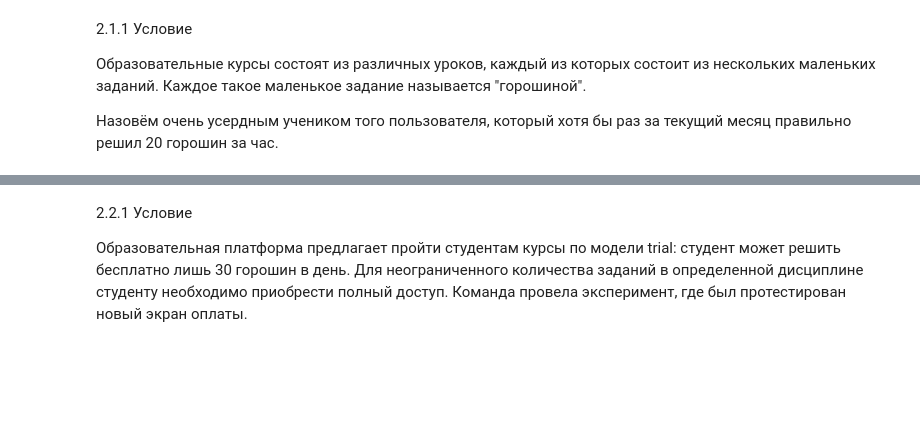
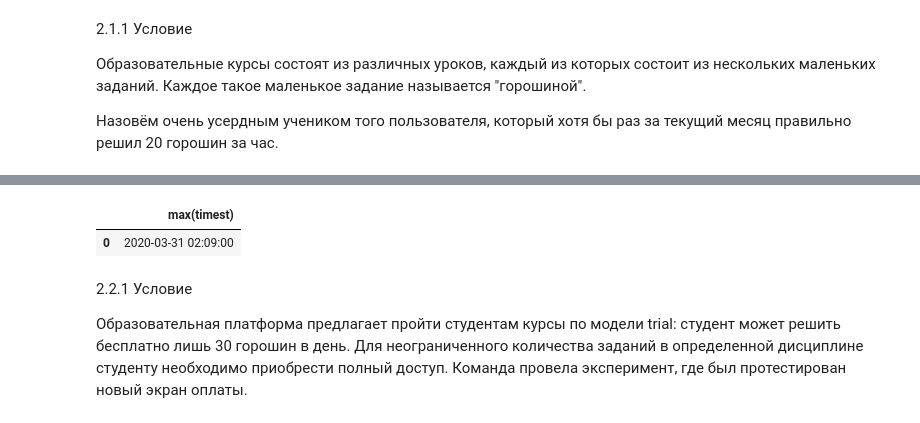
Before and after one commit to Graffeev/k.c_final_project, a Jupyter notebook: final_project.ipynb, the cells around one changed output, grey strips where cells are left out. Cells and saved outputs as stored; diff of their text form; code cells hidden in the pictures; blank space fills up the shorter version.

```diff
--- a/final_project.ipynb
+++ b/final_project.ipynb
@@ -265,3 +267,9 @@ WHERE corr_20pea <= 3600
+# %%
+select('''SELECT max(timest)
+FROM peas ''')
+# %% [output]
+|  | max(timest) |
+| 0 | 2020-03-31 02:09:00 |
 # %% [markdown]
 2.2.1 Условие
 
```
Also changed, not shown: parts of 11 cells of this notebook.
